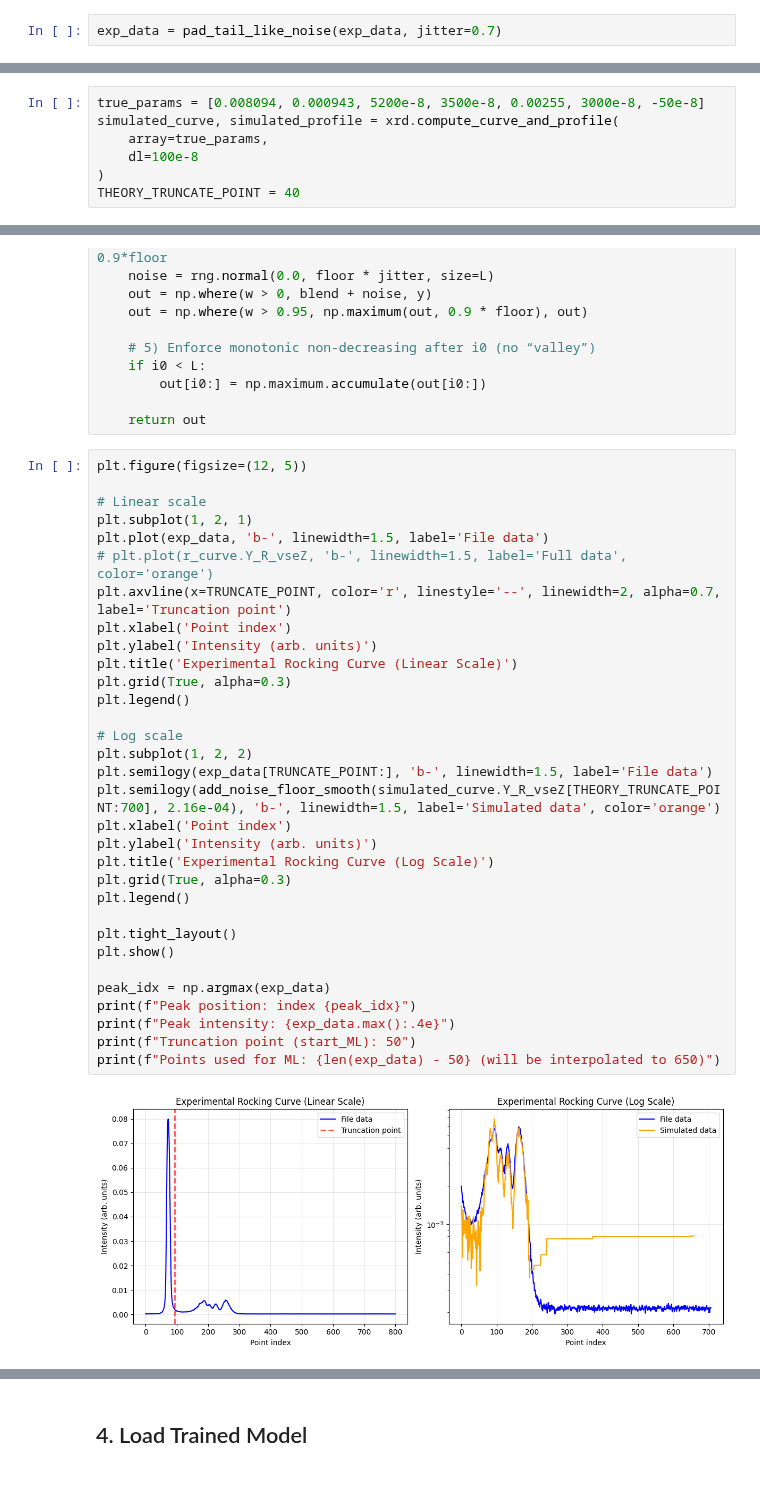
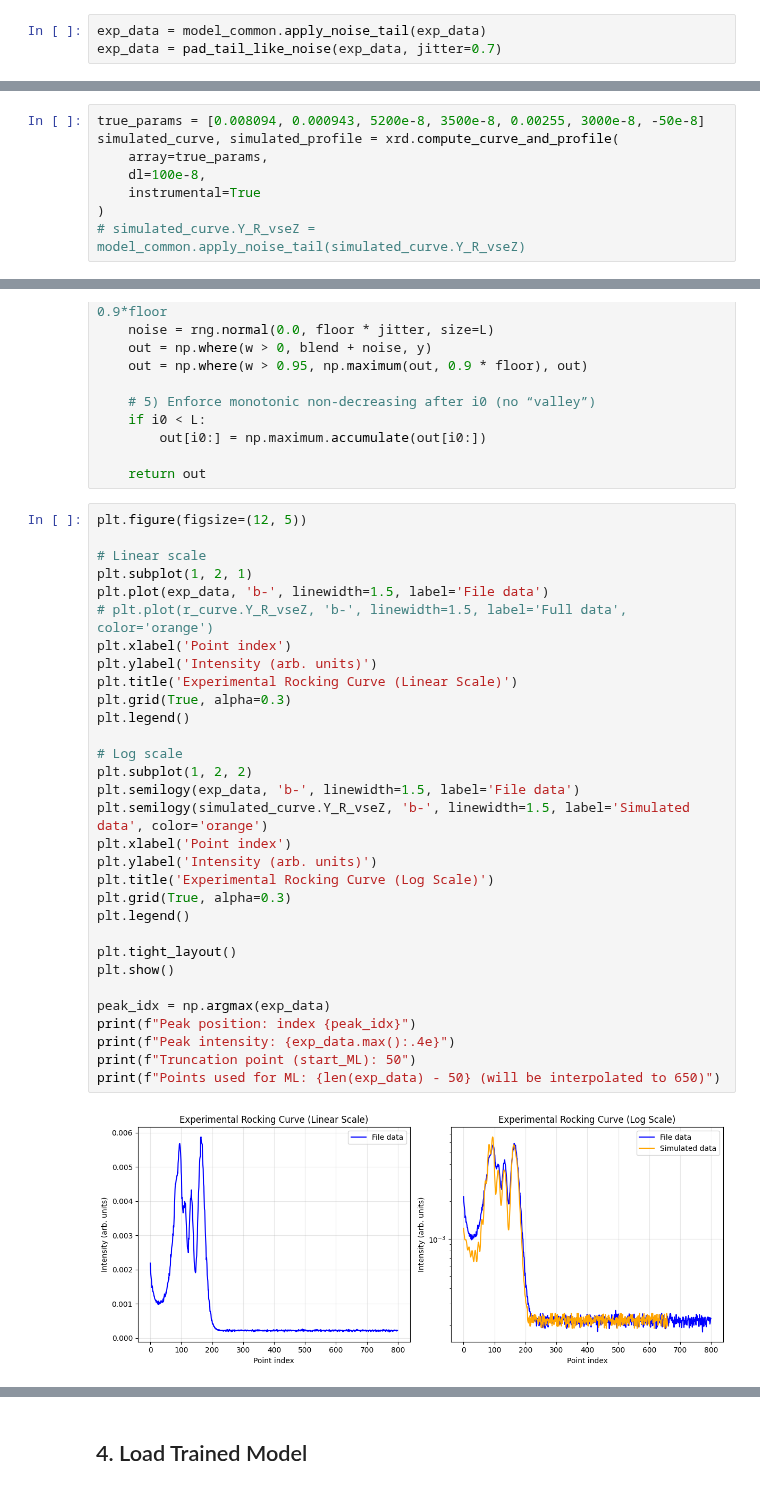
Before and after one commit to Vekeryk/master-xrd, a Jupyter notebook: j_analyze_experiment.ipynb, the cells around one changed output, grey strips where cells are left out. Cells and saved outputs as stored; diff of their text form.

```diff
--- a/j_analyze_experiment.ipynb
+++ b/j_analyze_experiment.ipynb
@@ -85,4 +79,5 @@ def pad_tail_like_noise(curve, target_L=800, k=20, jitter=0.03, seed=None):
     noise = rng.normal(mu, sigma * jitter, size=n_pad)
     return np.concatenate([curve, noise]).astype(curve.dtype)
 # %%
+exp_data = model_common.apply_noise_tail(exp_data)
 exp_data = pad_tail_like_noise(exp_data, jitter=0.7)
@@ -94,9 +85,10 @@ TRUNCATE_POINT = idx + 21
 true_params = [0.008094, 0.000943, 5200e-8, 3500e-8, 0.00255, 3000e-8, -50e-8]
 simulated_curve, simulated_profile = xrd.compute_curve_and_profile(
     array=true_params,
-    dl=100e-8
+    dl=100e-8,
+    instrumental=True
 )
-THEORY_TRUNCATE_POINT = 40
+# simulated_curve.Y_R_vseZ = model_common.apply_noise_tail(simulated_curve.Y_R_vseZ)
 # %%
 def add_noise_floor_smooth(y, floor, transition_width=60, start_factor=2.0,
                            jitter=1, seed=None, eps=1e-12):
@@ -131,34 +123,33 @@ def add_noise_floor_smooth(y, floor, transition_width=60, start_factor=2.0,
 # %%
 plt.figure(figsize=(12, 5))
 
 # Linear scale
 plt.subplot(1, 2, 1)
 plt.plot(exp_data, 'b-', linewidth=1.5, label='File data')
 # plt.plot(r_curve.Y_R_vseZ, 'b-', linewidth=1.5, label='Full data', color='orange')
-plt.axvline(x=TRUNCATE_POINT, color='r', linestyle='--', linewidth=2, alpha=0.7, label='Truncation point')
 plt.xlabel('Point index')
 plt.ylabel('Intensity (arb. units)')
 plt.title('Experimental Rocking Curve (Linear Scale)')
 plt.grid(True, alpha=0.3)
 plt.legend()
 
 # Log scale
 plt.subplot(1, 2, 2)
-plt.semilogy(exp_data[TRUNCATE_POINT:], 'b-', linewidth=1.5, label='File data')
-plt.semilogy(add_noise_floor_smooth(simulated_curve.Y_R_vseZ[THEORY_TRUNCATE_POINT:700], 2.16e-04), 'b-', linewidth=1.5, label='Simulated data', color='orange')
+plt.semilogy(exp_data, 'b-', linewidth=1.5, label='File data')
+plt.semilogy(simulated_curve.Y_R_vseZ, 'b-', linewidth=1.5, label='Simulated data', color='orange')
 plt.xlabel('Point index')
 plt.ylabel('Intensity (arb. units)')
 plt.title('Experimental Rocking Curve (Log Scale)')
 plt.grid(True, alpha=0.3)
 plt.legend()
 
 plt.tight_layout()
 plt.show()
 
 peak_idx = np.argmax(exp_data)
 print(f"Peak position: index {peak_idx}")
 print(f"Peak intensity: {exp_data.max():.4e}")
 print(f"Truncation point (start_ML): 50")
 print(f"Points used for ML: {len(exp_data) - 50} (will be interpolated to 650)")
 # %% [output]
-[figure, old version]
+[figure, new version]
```
Also changed, not shown: parts of 19 cells of this notebook, 11 other files.
